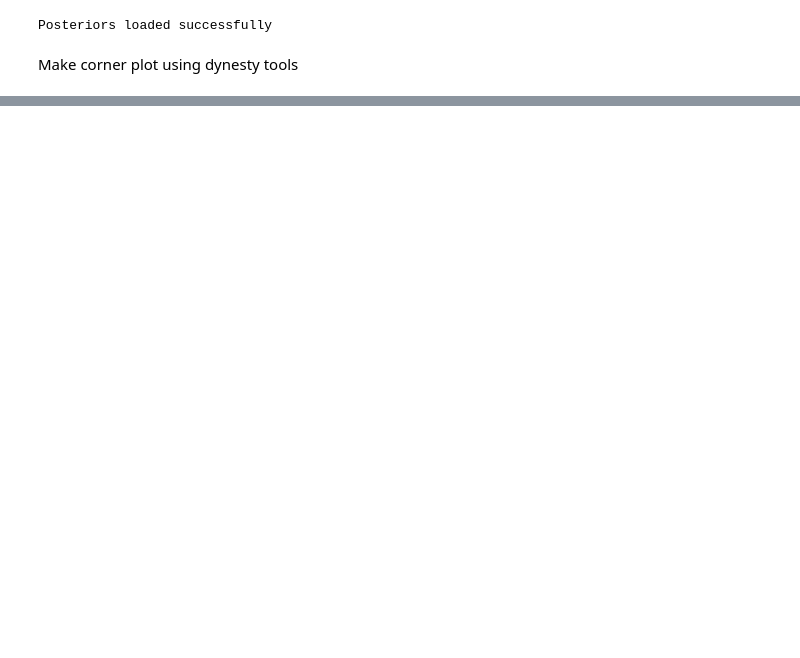
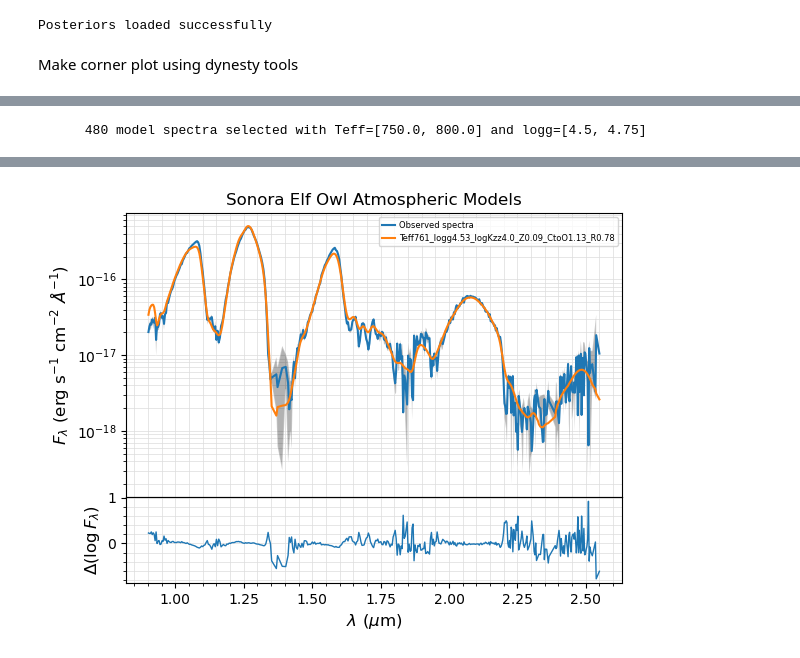
Before and after one commit to suarezgenaro/seda, a Jupyter notebook: docs/notebooks/test_bayes_fit.ipynb, the cells around one changed output, grey strips where cells are left out. Drawn from its saved outputs; the diff is of its cells as text; code cells hidden in the pictures; blank space fills up the shorter version.

```diff
--- a/docs/notebooks/test_bayes_fit.ipynb
+++ b/docs/notebooks/test_bayes_fit.ipynb
@@ -136,0 +143,5 @@ fig, axes = dyplot.traceplot(out_bayes, labels=labels)
+# %%
+# using default logarithmic scale for fluxes
+seda.plot_bayes_fit(my_bayes.bayes_pickle_file)
+# %% [output]
+      480 model spectra selected with Teff=[750.0, 800.0] and logg=[4.5, 4.75]
@@ -136,0 +149 @@ fig, axes = dyplot.traceplot(out_bayes, labels=labels)
+[figure, added]
```
Also changed, not shown: parts of 13 cells of this notebook, 6 other files.
